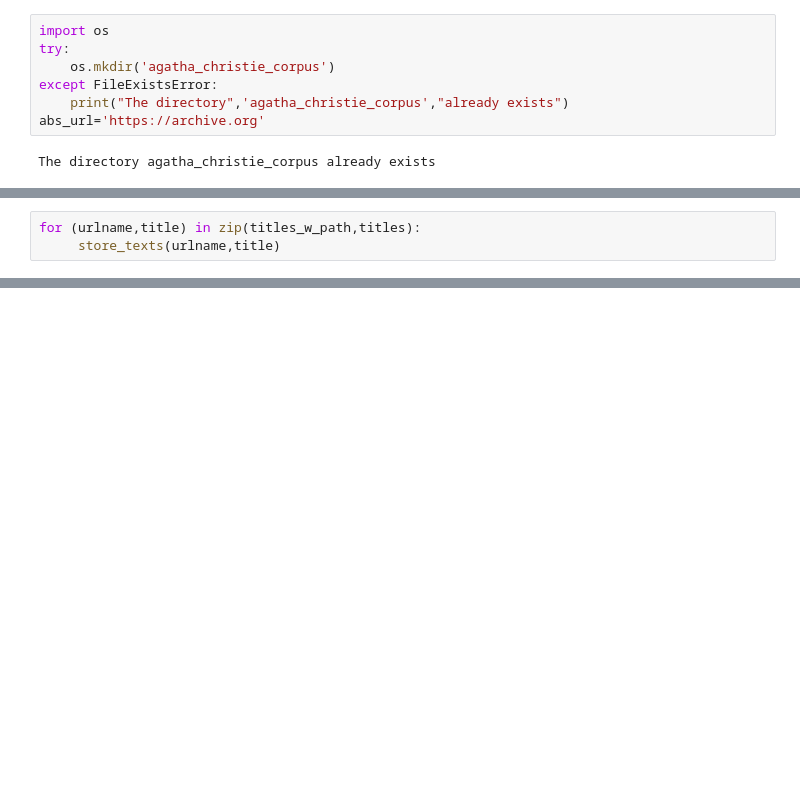
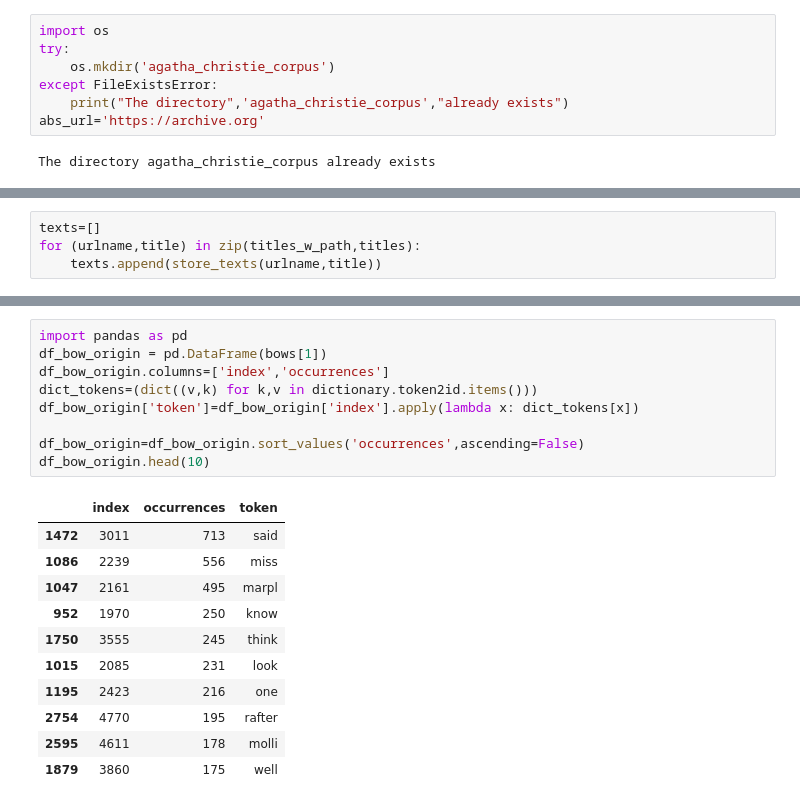
Before and after one commit to ansufei/DS, a Jupyter notebook: NLP/Agatha_Christie_corpus.ipynb, the cells around one changed output, grey strips where cells are left out. Drawn from its saved outputs; the diff is of its cells as text; blank space fills up the shorter version.

```diff
--- a/NLP/Agatha_Christie_corpus.ipynb
+++ b/NLP/Agatha_Christie_corpus.ipynb
@@ -79,5 +82,6 @@ def store_texts(urlname,title):
                 print("Event URL failed. Will retry...")
     raise RuntimeError("Error: Event URL failed.")
 # %%
+texts=[]
 for (urlname,title) in zip(titles_w_path,titles):
-     store_texts(urlname,title)
+    texts.append(store_texts(urlname,title))
@@ -90,0 +166,21 @@ for (urlname,title) in zip(titles_w_path,titles):
+# %%
+import pandas as pd
+df_bow_origin = pd.DataFrame(bows[1])
+df_bow_origin.columns=['index','occurrences']
+dict_tokens=(dict((v,k) for k,v in dictionary.token2id.items()))
+df_bow_origin['token']=df_bow_origin['index'].apply(lambda x: dict_tokens[x])
+
+df_bow_origin=df_bow_origin.sort_values('occurrences',ascending=False)
+df_bow_origin.head(10)
+# %% [output]
+|  | index | occurrences | token |
+| 1472 | 3011 | 713 | said |
+| 1086 | 2239 | 556 | miss |
+| 1047 | 2161 | 495 | marpl |
+| 952 | 1970 | 250 | know |
+| 1750 | 3555 | 245 | think |
+| 1015 | 2085 | 231 | look |
+| 1195 | 2423 | 216 | one |
+| 2754 | 4770 | 195 | rafter |
+| 2595 | 4611 | 178 | molli |
+| 1879 | 3860 | 175 | well |
```
Also changed, not shown: parts of 20 cells of this notebook, 2 other files.
